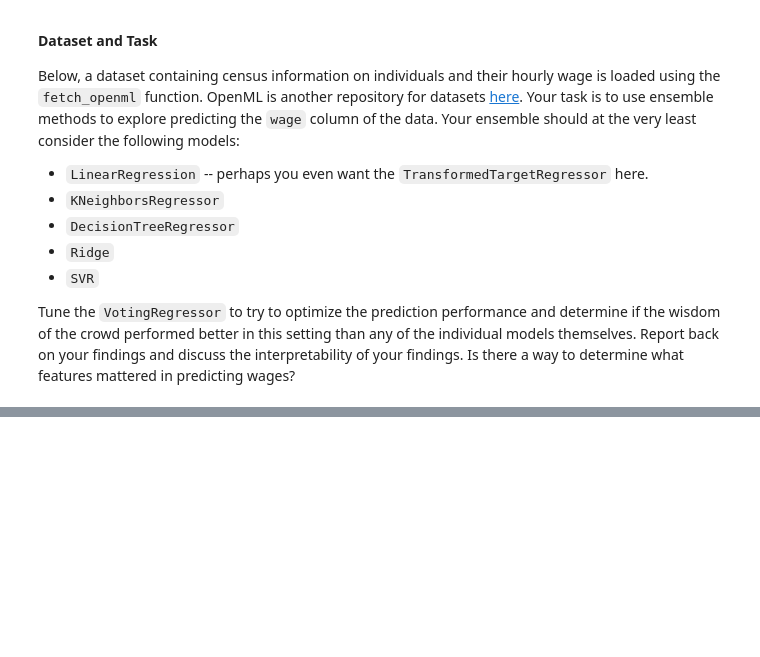
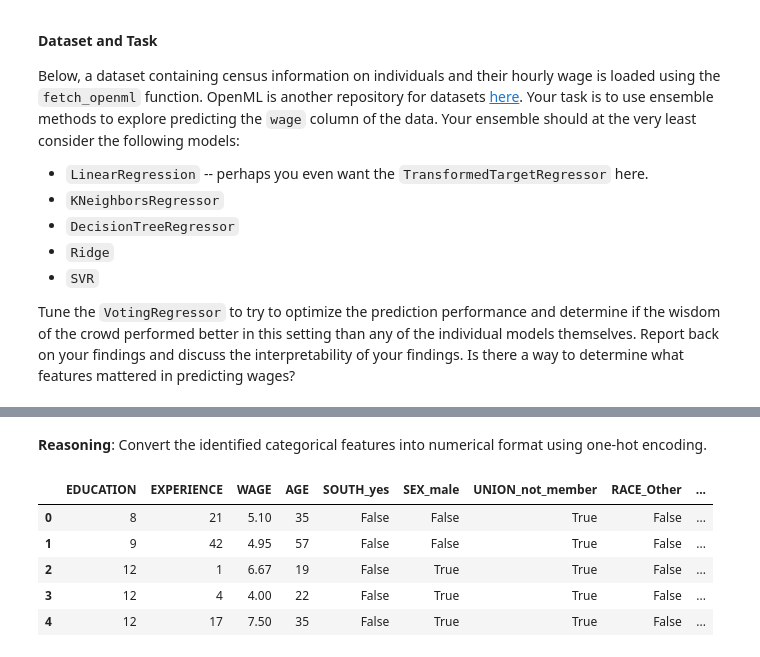
Before and after one commit to mobius29er/AIML_Class, a Jupyter notebook: try_it_20_1.ipynb, the cells around one changed output, grey strips where cells are left out. Saved outputs shown, nothing was run; the diff lists cells and outputs as text; code cells hidden in the pictures; blank space fills up the shorter version.

```diff
--- a/try_it_20_1.ipynb
+++ b/try_it_20_1.ipynb
@@ -343,0 +84,14 @@ Higher importance values suggest that the feature is a stronger predictor of wag
+# %% [markdown]
+**Reasoning**:
+Convert the identified categorical features into numerical format using one-hot encoding.
+# %%
+categorical_cols = ['SOUTH', 'SEX', 'UNION', 'RACE', 'OCCUPATION', 'SECTOR', 'MARR']
+survey_encoded = pd.get_dummies(survey, columns=categorical_cols, drop_first=True)
+display(survey_encoded.head())
+# %% [output]
+|  | EDUCATION | EXPERIENCE | WAGE | AGE | SOUTH_yes | SEX_male | UNION_not_member | RACE_Other | ... |
+| 0 | 8 | 21 | 5.10 | 35 | False | False | True | False | ... |
+| 1 | 9 | 42 | 4.95 | 57 | False | False | True | False | ... |
+| 2 | 12 | 1 | 6.67 | 19 | False | True | True | False | ... |
+| 3 | 12 | 4 | 4.00 | 22 | False | True | True | False | ... |
+| 4 | 12 | 17 | 7.50 | 35 | False | True | True | False | ... |
```
Also changed, not shown: parts of 58 cells of this notebook.
